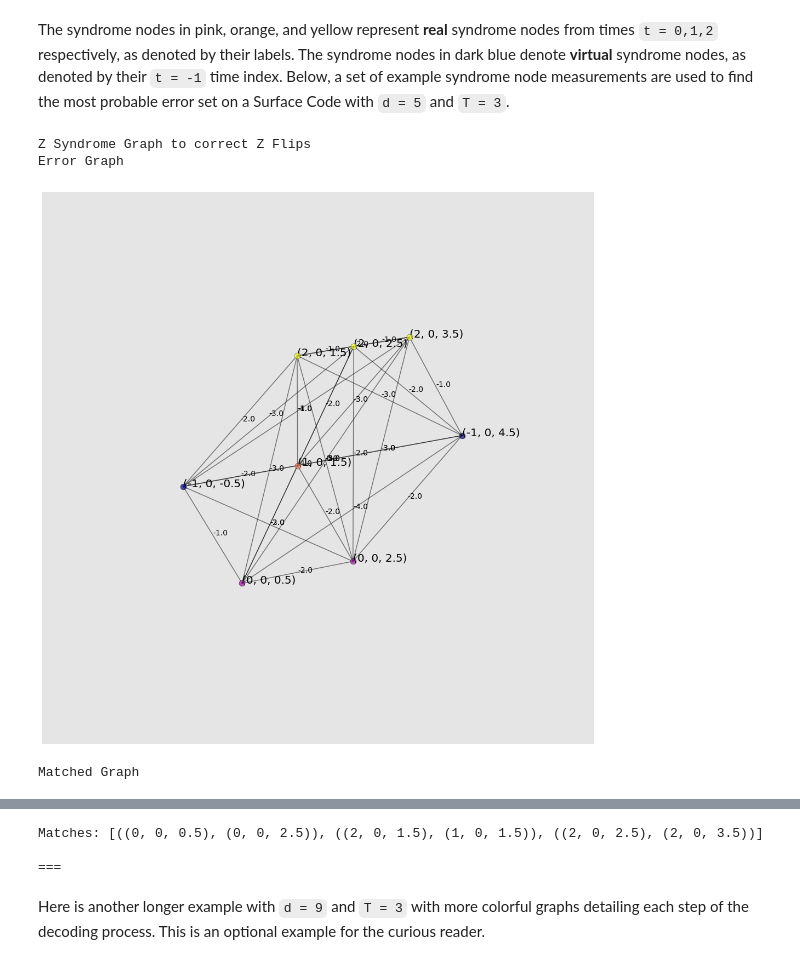
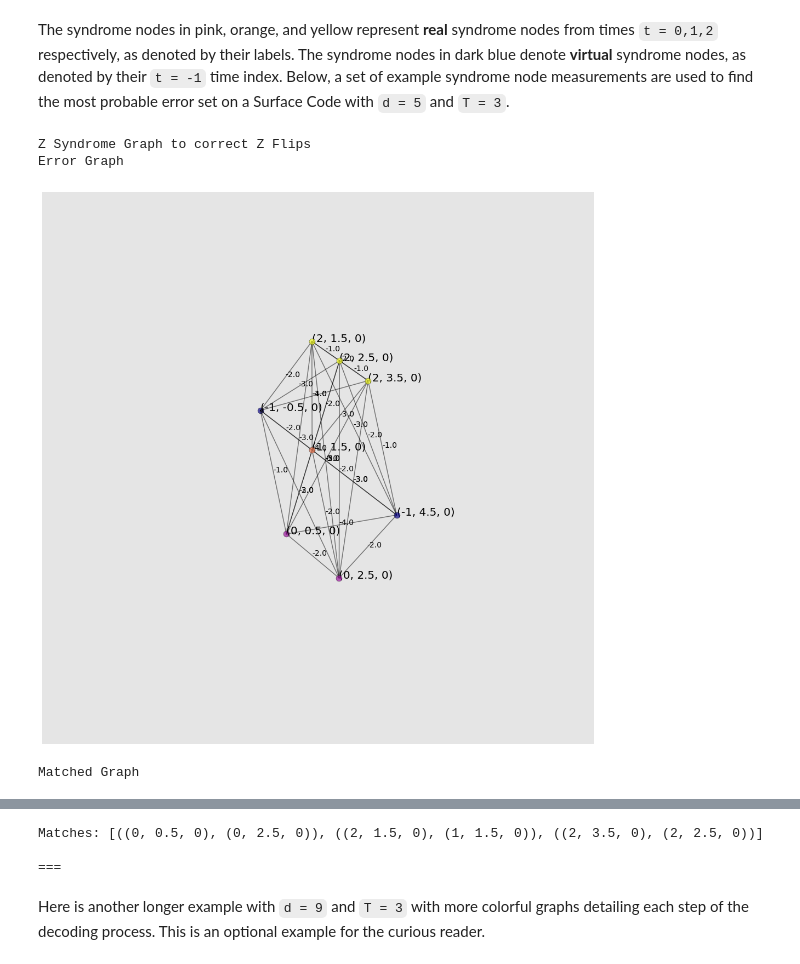
Before and after one commit to yaleqc/qtcodes, a Jupyter notebook: tutorials/rep/2-fitters.ipynb, the cells around one changed output, grey strips where cells are left out. Drawn from its saved outputs; the diff is of its cells as text; code cells hidden in the pictures.

```diff
--- a/tutorials/rep/2-fitters.ipynb
+++ b/tutorials/rep/2-fitters.ipynb
@@ -15,5 +18,5 @@ decoder.draw(G)
 # %%
-all_syndromes = {"Z": [(0,0,.5),(0,0,1.5),(0,0,3.5)]}
+all_syndromes = {"Z": [(0,.5,0),(0,1.5,0),(0,3.5,0)]}
 matches = {}
 
 for syndrome_key, syndromes in all_syndromes.items():
@@ -51,7 +54,7 @@ As shown below, an `error_graph` under degeneracy considerations has adjusted ed
 decoder = RepetitionGraphDecoder({"d":5,"T":3})
 p = 0.1
 
-all_syndromes = {"Z": [(0,0,0.5),(0,0,2.5),(1,0,1.5),(1,0,3.5)]}
+all_syndromes = {"Z": [(0,0.5,0),(0,2.5,0),(1,1.5,0),(1,3.5,0)]}
 matches = {}
 
 for syndrome_key, syndromes in all_syndromes.items():
@@ -100,22 +103,22 @@ decoder.draw(G)
 The syndrome nodes in pink, orange, and yellow represent **real** syndrome nodes from times `t = 0,1,2` respectively, as denoted by their labels. The syndrome nodes in dark blue denote **virtual** syndrome nodes, as denoted by their `t = -1` time index. Below, a set of example syndrome node measurements are used to find the most probable error set on a Surface Code with `d = 5` and `T = 3`.
 # %%
 p = None
-all_syndromes = {"Z": [(0,0,.5),(0,0,2.5), (1,0,1.5),(2,0,1.5), (2,0,2.5), (2,0,3.5)],}
+all_syndromes = {"Z": [(0,.5,0),(0,2.5,0), (1,1.5,0),(2,1.5,0), (2,2.5,0), (2,3.5,0)],}
 matches = {}
 
 for syndrome_key, syndromes in all_syndromes.items():
     print(f"{syndrome_key} Syndrome Graph to correct {syndrome_key} Flips")
     error_graph = decoder._make_error_graph(syndromes,syndrome_key, err_prob=p)
     print("Error Graph")
     decoder.draw(error_graph)
     matches[syndrome_key] = decoder._run_mwpm(error_graph)
     matched_graph = decoder._run_mwpm_graph(error_graph)
     print("Matched Graph")
     decoder.draw(matched_graph)
     print(f"Matches: {matches[syndrome_key]}")
     print("\n===\n")
 # %% [output]
 Z Syndrome Graph to correct Z Flips
 Error Graph
-[figure, old version]
+[figure, new version]
 Matched Graph
@@ -123,4 +126,4 @@ Matched Graph
-Matches: [((0, 0, 0.5), (0, 0, 2.5)), ((2, 0, 1.5), (1, 0, 1.5)), ((2, 0, 2.5), (2, 0, 3.5))]
+Matches: [((0, 0.5, 0), (0, 2.5, 0)), ((2, 1.5, 0), (1, 1.5, 0)), ((2, 3.5, 0), (2, 2.5, 0))]
 
 ===
 # %% [markdown]
```
Also changed, not shown: parts of 7 cells of this notebook, 4 other files.
